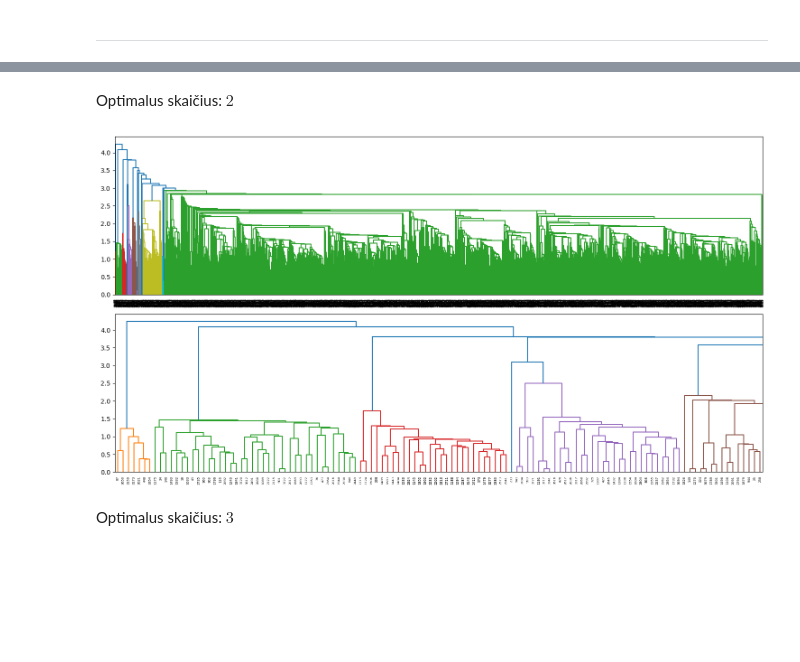
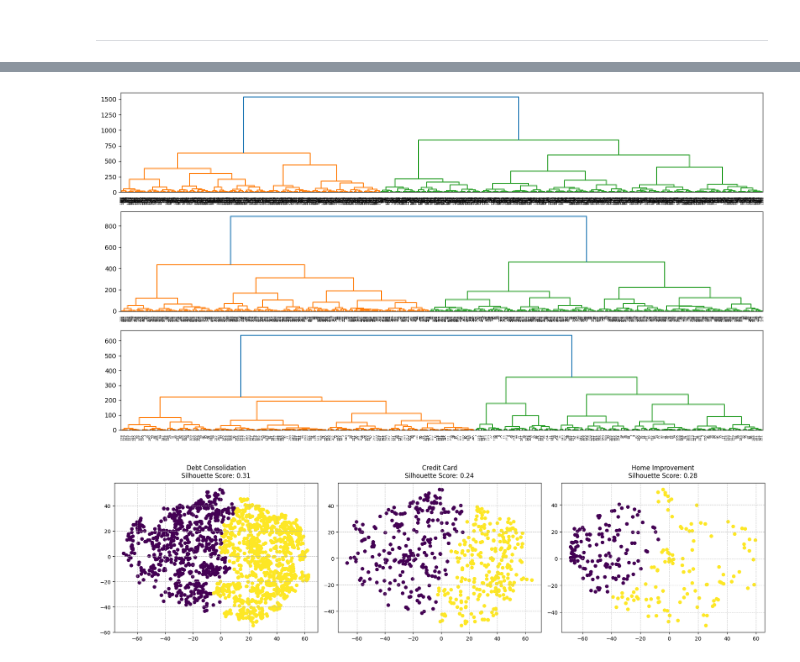
Before and after one commit to EvelinaDu/Papildomi_duomenu_vizualizavimo_skyriai, a Jupyter notebook: 3_laboratorinis/Hierarchical.ipynb, the cells around one changed output, grey strips where cells are left out. Saved outputs shown, nothing was run; the diff lists cells and outputs as text; code cells hidden in the pictures; blank space fills up the shorter version.

```diff
--- a/3_laboratorinis/Hierarchical.ipynb
+++ b/3_laboratorinis/Hierarchical.ipynb
@@ -88,0 +74,2 @@ Optimalus skaičius: $4$
+# %%
+tsne_results['cat'] = min_max_data['purpose']
@@ -88,0 +86,28 @@ Optimalus skaičius: $4$
+# %%
+labels_debt = fcluster(wards_clustering_debt, t=2, criterion='maxclust')
+labels_credit = fcluster(wards_clustering_credit, t=2, criterion='maxclust')
+labels_home = fcluster(wards_clustering_home, t=2, criterion='maxclust')
+# %%
+tsne_results.loc[tsne_results['cat'] == 'debt_consolidation', 'cluster_label'] = labels_debt
+tsne_results.loc[tsne_results['cat'] == 'credit_card', 'cluster_label'] = labels_credit
+tsne_results.loc[tsne_results['cat'] == 'home_improvement', 'cluster_label'] = labels_home
+
+fig, axes = plt.subplots(1, 3, figsize=(18, 5))
+categories = ['debt_consolidation', 'credit_card', 'home_improvement']
+
+scores = [
+    silhouette_score(rfecv_debt, labels_debt),
+    silhouette_score(rfecv_credit, labels_credit),
+    silhouette_score(rfecv_home, labels_home),
+]
+
+for i, cat in enumerate(categories):
+    subset = tsne_results[tsne_results['cat'] == cat]
+
+    axes[i].scatter(subset['tsne_1'], subset['tsne_2'], c=subset['cluster_label'], cmap='viridis')
+    title_text = f"{cat.replace('_', ' ').title()}\nSilhouette Score: {scores[i]:.2f}"
+    axes[i].set_title(title_text, fontsize=12, pad=10)
+    axes[i].grid(True, linestyle='--', alpha=0.7)
+
+plt.tight_layout()
+plt.show()
@@ -124,4 +118,4 @@ plt.show()
 # %%
-complete_clustering_tsne = linkage(tsne_results, method="complete", metric="euclidean")
-average_clustering_tsne = linkage(tsne_results, method="average", metric="euclidean")
-single_clustering_tsne = linkage(tsne_results, method="single", metric="euclidean")
+tsne_wards_clustering_debt = linkage(tsne_results[tsne_results['cat'] == 'debt_consolidation'].iloc[:, :2], method="ward", metric="euclidean")
+tsne_wards_clustering_credit = linkage(tsne_results[tsne_results['cat'] == 'credit_card'].iloc[:, :2], method="ward", metric="euclidean")
+tsne_wards_clustering_home = linkage(tsne_results[tsne_results['cat'] == 'home_improvement'].iloc[:, :2], method="ward", metric="euclidean")
@@ -142,16 +122,11 @@ plt.show()
-# %% [markdown]
-Optimalus skaičius: $2$
 # %%
-fig, (ax1, ax2) = plt.subplots(2, 1, figsize=(15, 8))
+fig, (ax1, ax2, ax3) = plt.subplots(3, 1, figsize=(15, 8))
 
-dendrogram(single_clustering_tsne, ax=ax1)
-
-dendrogram(single_clustering_tsne, ax=ax2)
-ax2.set_xlim(0, 1200)
+dendrogram(tsne_wards_clustering_debt, ax=ax1)
+dendrogram(tsne_wards_clustering_credit, ax=ax2)
+dendrogram(tsne_wards_clustering_home, ax=ax3)
 
 plt.tight_layout()
 plt.show()
 # %% [output]
-[figure, old version]
+[figure, new version]
-# %% [markdown]
-Optimalus skaičius: $3$
@@ -157,0 +137,26 @@ Optimalus skaičius: $3$
+# %%
+tsne_results.loc[tsne_results['cat'] == 'debt_consolidation', 'cluster_label'] = labels_debt_tsne
+tsne_results.loc[tsne_results['cat'] == 'credit_card', 'cluster_label'] = labels_credit_tsne
+tsne_results.loc[tsne_results['cat'] == 'home_improvement', 'cluster_label'] = labels_home_tsne
+
+fig, axes = plt.subplots(1, 3, figsize=(18, 5))
+categories = ['debt_consolidation', 'credit_card', 'home_improvement']
+
+scores = [
+    silhouette_score(tsne_results[tsne_results['cat'] == 'debt_consolidation'][['tsne_1', 'tsne_2']], labels_debt),
+    silhouette_score(tsne_results[tsne_results['cat'] == 'credit_card'][['tsne_1', 'tsne_2']], labels_credit),
+    silhouette_score(tsne_results[tsne_results['cat'] == 'home_improvement'][['tsne_1', 'tsne_2']], labels_home),
+]
+
+for i, cat in enumerate(categories):
+    subset = tsne_results[tsne_results['cat'] == cat]
+
+    axes[i].scatter(subset['tsne_1'], subset['tsne_2'], c=subset['cluster_label'], cmap='viridis')
+    title_text = f"{cat.replace('_', ' ').title()}\nSilhouette Score: {scores[i]:.2f}"
+    axes[i].set_title(title_text, fontsize=12, pad=10)
+    axes[i].grid(True, linestyle='--', alpha=0.7)
+
+plt.tight_layout()
+plt.show()
+# %% [output]
+[figure, added]
```
Also changed, not shown: parts of 19 cells of this notebook.
